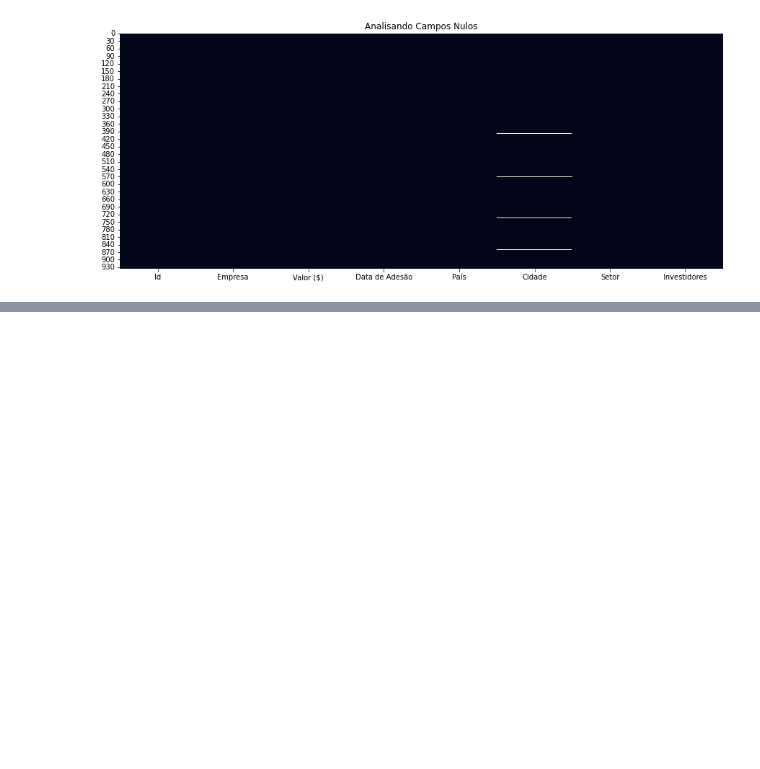
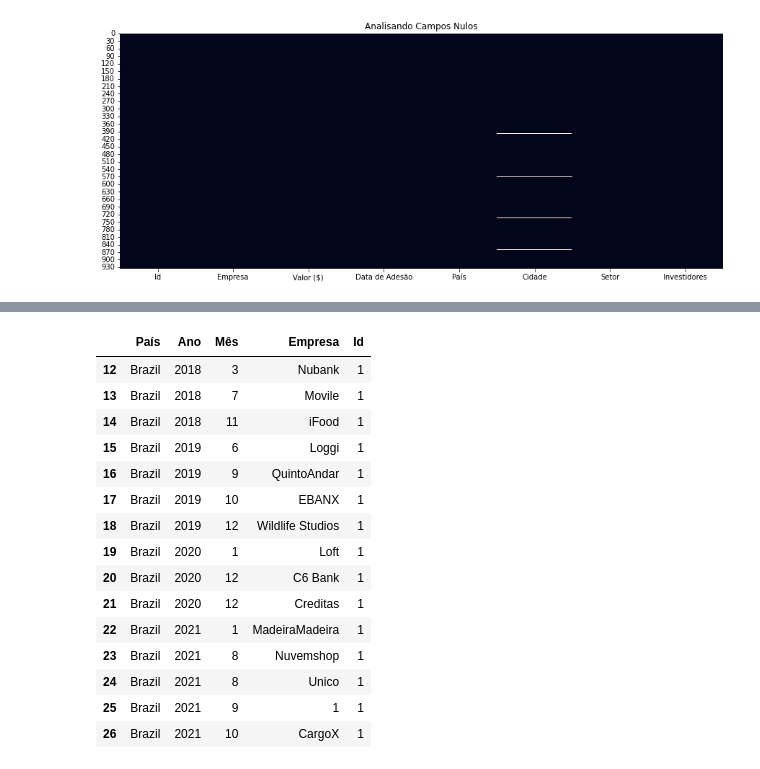
Before and after one commit to DeniseBarbosa/Projeto-Case-Empresas-Unicornios, a Jupyter notebook: Projeto_Unicornios.ipynb, the cells around one changed output, grey strips where cells are left out. Drawn from its saved outputs; the diff is of its cells as text; code cells hidden in the pictures; blank space fills up the shorter version.

```diff
--- a/Projeto_Unicornios.ipynb
+++ b/Projeto_Unicornios.ipynb
@@ -107,0 +236,5 @@ sns.heatmap(Base_Dados.isnull(), cbar=False); # cbar=False retira a barra de esc
+# %%
+#Fazer uma analise por ano na formação de unicórnios , contudo, precisamos primeiro formatar a data.
+#Converção para a data
+Base_Dados['Data de Adesão'] = pd.to_datetime(Base_Dados['Data de Adesão'])
+Base_Dados['Data de Adesão'].head()
@@ -107,0 +248,6 @@ sns.heatmap(Base_Dados.isnull(), cbar=False); # cbar=False retira a barra de esc
+# %%
+#Extrair o ano e o mês
+Base_Dados['Mês'] = pd.DatetimeIndex(Base_Dados['Data de Adesão']).month # foi criando uma nova coluna chamadan mês
+Base_Dados['Ano'] = pd.DatetimeIndex(Base_Dados['Data de Adesão']).year # foi criando uma nova coluna chamadan ano
+
+Base_Dados.head() #visualização
@@ -107,0 +261,4 @@ sns.heatmap(Base_Dados.isnull(), cbar=False); # cbar=False retira a barra de esc
+# %%
+#Tabela analitica
+Analise_Agrupada = Base_Dados.groupby(by=['País','Ano','Mês','Empresa']).count()['Id'].reset_index()
+Analise_Agrupada
@@ -107,0 +279,22 @@ sns.heatmap(Base_Dados.isnull(), cbar=False); # cbar=False retira a barra de esc
+# %%
+#Localizando quais anos o Brasil gerou unicórnios e quais foram essas empresas
+Analise_Agrupada.loc[
+  Analise_Agrupada['País'] == 'Brazil'
+]
+# %% [output]
+|  | País | Ano | Mês | Empresa | Id |
+| 12 | Brazil | 2018 | 3 | Nubank | 1 |
+| 13 | Brazil | 2018 | 7 | Movile | 1 |
+| 14 | Brazil | 2018 | 11 | iFood | 1 |
+| 15 | Brazil | 2019 | 6 | Loggi | 1 |
+| 16 | Brazil | 2019 | 9 | QuintoAndar | 1 |
+| 17 | Brazil | 2019 | 10 | EBANX | 1 |
+| 18 | Brazil | 2019 | 12 | Wildlife Studios | 1 |
+| 19 | Brazil | 2020 | 1 | Loft | 1 |
+| 20 | Brazil | 2020 | 12 | C6 Bank | 1 |
+| 21 | Brazil | 2020 | 12 | Creditas | 1 |
+| 22 | Brazil | 2021 | 1 | MadeiraMadeira | 1 |
+| 23 | Brazil | 2021 | 8 | Nuvemshop | 1 |
+| 24 | Brazil | 2021 | 8 | Unico | 1 |
+| 25 | Brazil | 2021 | 9 | 1 | 1 |
+| 26 | Brazil | 2021 | 10 | CargoX | 1 |
```
Also changed, not shown: parts of 13 cells of this notebook.
